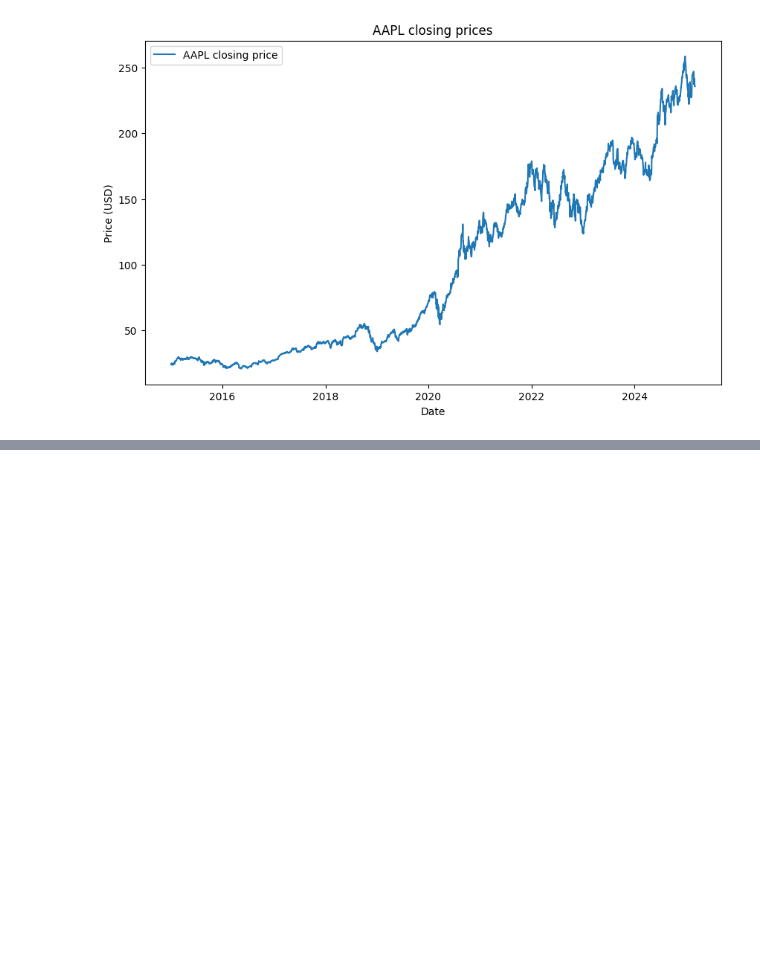
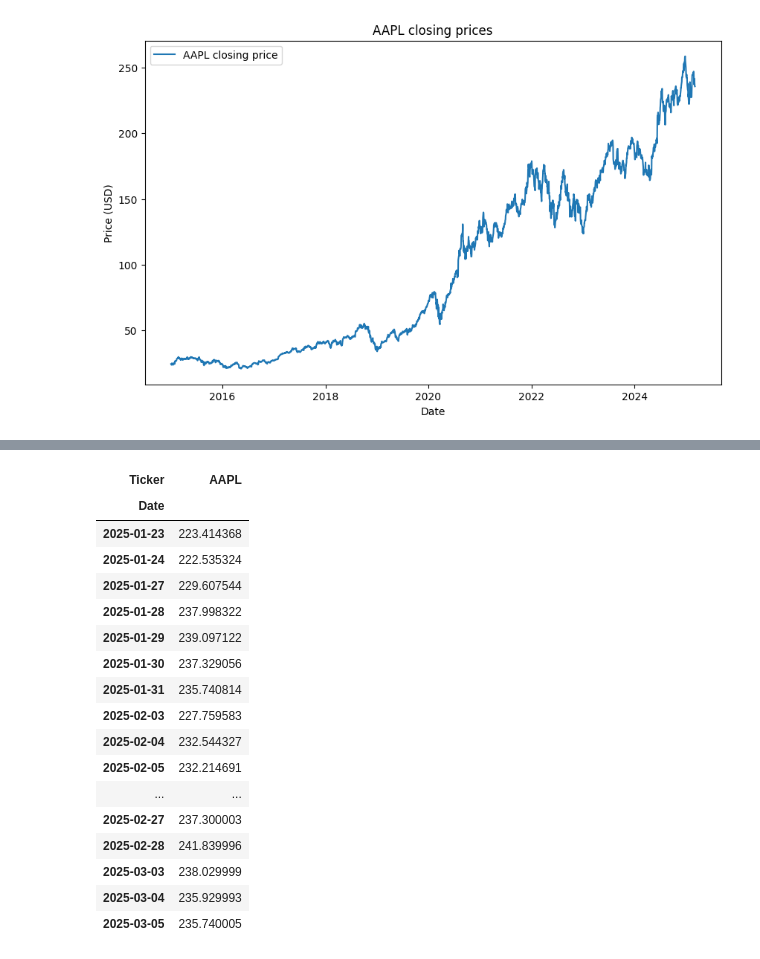
Before and after one commit to svetlanama/Data-Science-in-Finance-, a Jupyter notebook: DSIF9_0_Time_series_modelling_in_Financial_Services.ipynb, the cells around one changed output, grey strips where cells are left out. Cells and saved outputs as stored; diff of their text form; code cells hidden in the pictures; blank space fills up the shorter version.

```diff
--- a/DSIF9_0_Time_series_modelling_in_Financial_Services.ipynb
+++ b/DSIF9_0_Time_series_modelling_in_Financial_Services.ipynb
@@ -718,0 +771,21 @@ plot_stock_price(stock_data, chosen_stock)
+# %%
+stock_data['Close'].tail(30)
+# %% [output]
+| Ticker | AAPL |
+| Date |  |
+| 2025-01-23 | 223.414368 |
+| 2025-01-24 | 222.535324 |
+| 2025-01-27 | 229.607544 |
+| 2025-01-28 | 237.998322 |
+| 2025-01-29 | 239.097122 |
+| 2025-01-30 | 237.329056 |
+| 2025-01-31 | 235.740814 |
+| 2025-02-03 | 227.759583 |
+| 2025-02-04 | 232.544327 |
+| 2025-02-05 | 232.214691 |
+| ... | ... |
+| 2025-02-27 | 237.300003 |
+| 2025-02-28 | 241.839996 |
+| 2025-03-03 | 238.029999 |
+| 2025-03-04 | 235.929993 |
+| 2025-03-05 | 235.740005 |
```
Also changed, not shown: parts of 9 cells of this notebook.
